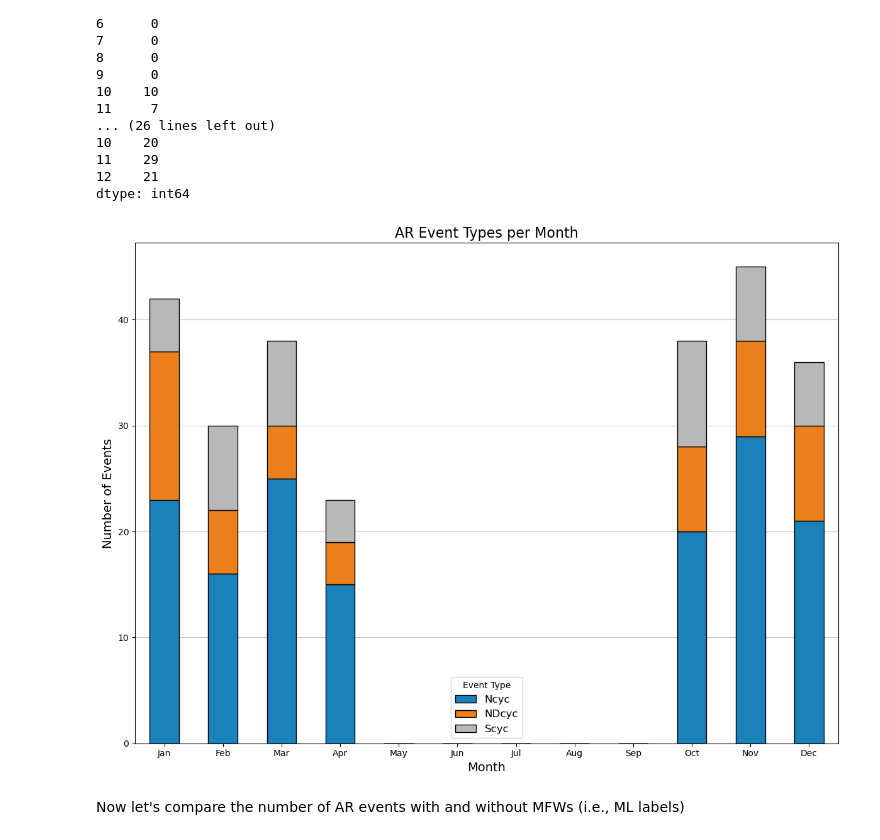
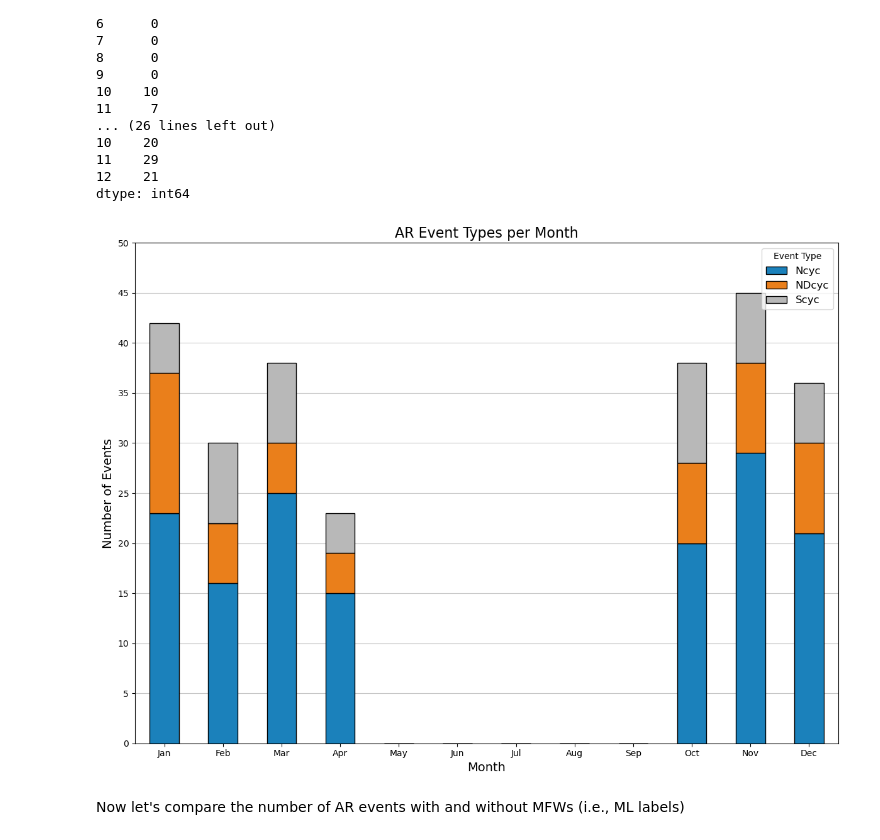
Before and after one commit to anthony-illenden/EAE-598-Project, a Jupyter notebook: figures/jupyter_notebooks/psu_dataset.ipynb, the cells around one changed output. Cells and saved outputs as stored; diff of their text form; code cells hidden in the pictures.

```diff
--- a/figures/jupyter_notebooks/psu_dataset.ipynb
+++ b/figures/jupyter_notebooks/psu_dataset.ipynb
@@ -381,21 +389,23 @@ dtype: int64
 # %%
 bar_df = pd.DataFrame({
     'Ncyc': ncyc_counts,
     'NDcyc': ndcyc_counts,
     'Scyc': scyc_counts})
 
 bar_df.plot(kind='bar', stacked=True, figsize=(12, 9), color=['#1b81bb', '#ea7f1b', '#b8b8b8'], edgecolor='black', zorder=2)
 
 plt.title('AR Event Types per Month', fontsize=16)
 plt.xlabel('Month', fontsize=14)
 plt.ylabel('Number of Events', fontsize=14)
+plt.ylim(0, 50)
+plt.yticks(range(0, 51, 5))
 plt.xticks(ticks=range(12), labels=['Jan', 'Feb', 'Mar', 'Apr', 'May', 'Jun', 'Jul', 'Aug', 'Sep', 'Oct', 'Nov', 'Dec'], rotation=0)
-plt.legend(title='Event Type', fontsize=12, loc='best')
+plt.legend(title='Event Type', fontsize=12, loc='upper right')
 plt.grid(axis='y', linestyle='-', alpha=0.7, zorder=1)
 plt.tight_layout()
 plt.show()
 # %% [output]
-[figure, old version]
+[figure, new version]
 # %% [markdown]
 Now let's compare the number of AR events with and without MFWs (i.e., ML labels)
 # %%
```
Also changed, not shown: parts of 6 cells of this notebook.
